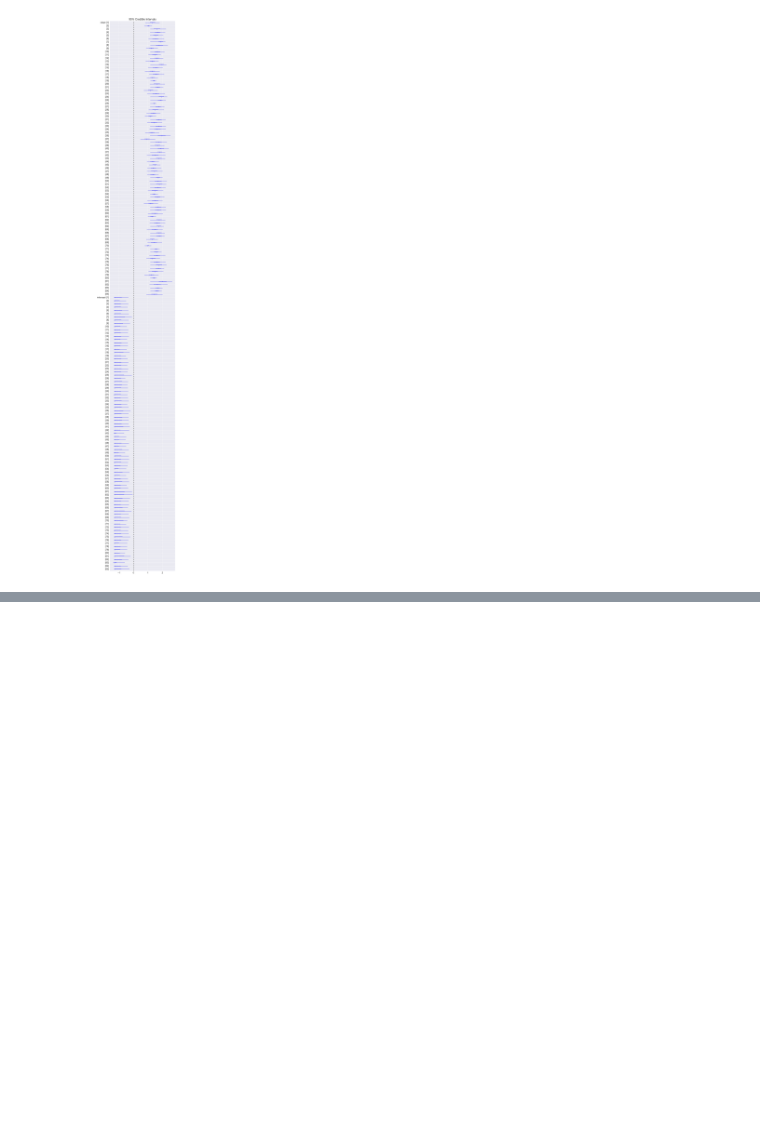
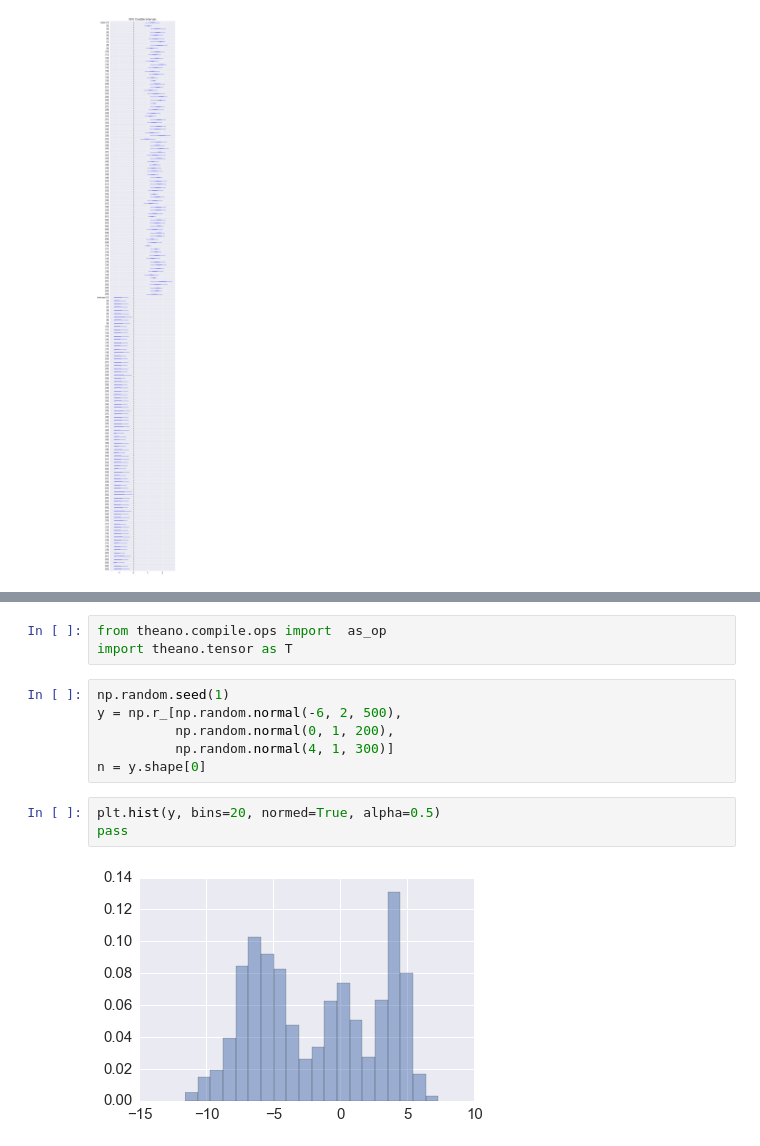
Before and after one commit to cliburn/sta-663-2016, a Jupyter notebook: lectures/16C_PyMC3.ipynb, the cells around one changed output, grey strips where cells are left out. Saved outputs shown, nothing was run; the diff lists cells and outputs as text; blank space fills up the shorter version.

```diff
--- a/lectures/16C_PyMC3.ipynb
+++ b/lectures/16C_PyMC3.ipynb
@@ -591,0 +667,14 @@ pass
+# %%
+from theano.compile.ops import  as_op
+import theano.tensor as T
+# %%
+np.random.seed(1)
+y = np.r_[np.random.normal(-6, 2, 500),
+          np.random.normal(0, 1, 200),
+          np.random.normal(4, 1, 300)]
+n = y.shape[0]
+# %%
+plt.hist(y, bins=20, normed=True, alpha=0.5)
+pass
+# %% [output]
+[figure, added]
```
Also changed, not shown: parts of 22 cells of this notebook.
